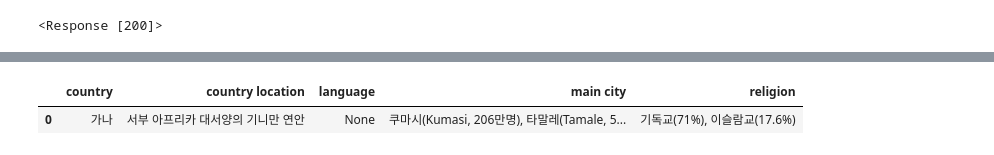
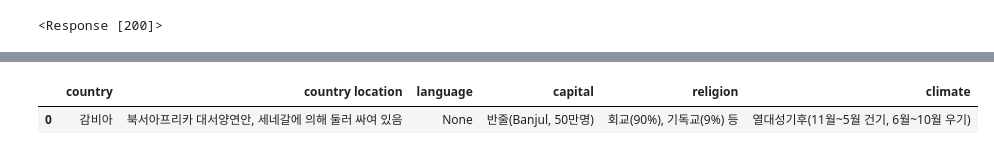
Before and after one commit to syjoo7777/class2022Spring, a Jupyter notebook: 20220326.ipynb, the cells around one changed output, grey strips where cells are left out. Drawn from its saved outputs; the diff is of its cells as text; code cells hidden in the pictures.

```diff
--- a/20220326.ipynb
+++ b/20220326.ipynb
@@ -64,16 +64,18 @@ data = r['data']
 country_nm = [item['country_nm'] for item in data]
 country_lc = [item['country_lc'] for item in data]
 lang_nm = [item['lang_nm'] for item in data]
-main_city_cn = [item['main_city_cn'] for item in data]
+country_cptl_nm = [item['country_cptl_nm'] for item in data]
 religion_cn = [item['religion_cn'] for item in data]
+climate_cn = [item['climate_cn'] for item in data]
 
 country_nm = pd.Series(country_nm)
 country_lc = pd.Series(country_lc)
 lang_nm = pd.Series(lang_nm)
-main_city_cn = pd.Series(main_city_cn)
+country_cptl_nm = pd.Series(country_cptl_nm)
 religion_cn = pd.Series(religion_cn)
+climate_cn = pd.Series(climate_cn)
 
-df = pd.DataFrame({'country':country_nm, 'country location': country_lc, 'language': lang_nm, 'main city': main_city_cn, 'religion': religion_cn})
+df = pd.DataFrame({'country':country_nm, 'country location': country_lc, 'language': lang_nm, 'capital': country_cptl_nm, 'religion': religion_cn, 'climate':climate_cn})
 # %%
 df
 # %% [output]
@@ -91,12 +93,12 @@ df
 # %%
-def test(country_nm):
+def test(country_name):
   URL = ('http://apis.data.go.kr/1262000/CountryGnrlInfoService2/'
       'getCountryGnrlInfoList2?'
       'serviceKey=N6ub5E6R16ZbABSO%2FCmyepODW7qzhioaCLMJr1YgXaY7YkkJQlWArUPeE2aNJcI2Uxv82Bqq%2BmCqLkwvTPgS0w%3D%3D'
       '&returnType=json'
       '&pageNo=1'
       '&numOfRows=10'
-      '&cond[country_nm::EQ]='+country_nm)
+      '&cond[country_nm::EQ]='+country_name)
 
   response = requests.get(URL)
   r = response.json()
@@ -105,22 +107,24 @@ def test(country_nm):
   country_nm = [item['country_nm'] for item in data]
   country_lc = [item['country_lc'] for item in data]
   lang_nm = [item['lang_nm'] for item in data]
-  main_city_cn = [item['main_city_cn'] for item in data]
+  country_cptl_nm = [item['country_cptl_nm'] for item in data]
   religion_cn = [item['religion_cn'] for item in data]
+  climate_cn = [item['climate_cn'] for item in data]
 
   country_nm = pd.Series(country_nm)
   country_lc = pd.Series(country_lc)
   lang_nm = pd.Series(lang_nm)
-  main_city_cn = pd.Series(main_city_cn)
+  country_cptl_nm = pd.Series(country_cptl_nm)
   religion_cn = pd.Series(religion_cn)
+  climate_cn = pd.Series(climate_cn)
 
-  df = pd.DataFrame({'country':country_nm, 'country location': country_lc, 'language': lang_nm, 'main city': main_city_cn, 'religion': religion_cn})
+  df = pd.DataFrame({'country':country_nm, 'country location': country_lc, 'language': lang_nm, 'capital': country_cptl_nm, 'religion': religion_cn, 'climate':climate_cn})
   return df
 # %%
-test('가나')
+test('감비아')
 # %% [output]
-|  | country | country location | language | main city | religion |
-| 0 | 가나 | 서부 아프리카 대서양의 기니만 연안 | None | 쿠마시(Kumasi, 206만명), 타말레(Tamale, 5... | 기독교(71%), 이슬람교(17.6%) |
+|  | country | country location | language | capital | religion | climate |
+| 0 | 감비아 | 북서아프리카 대서양연안, 세네갈에 의해 둘러 싸여 있음 | None | 반줄(Banjul, 50만명) | 회교(90%), 기독교(9%) 등 | 열대성기후(11월~5월 건기, 6월~10월 우기) |
 # %%
 iface_test = gr.Interface(test,gr.inputs.Dropdown(['가나','가봉','가이아나','감비아']),outputs=['dataframe'])
 iface_test.launch(debug=True)
```
Also changed, not shown: parts of 4 cells of this notebook.
